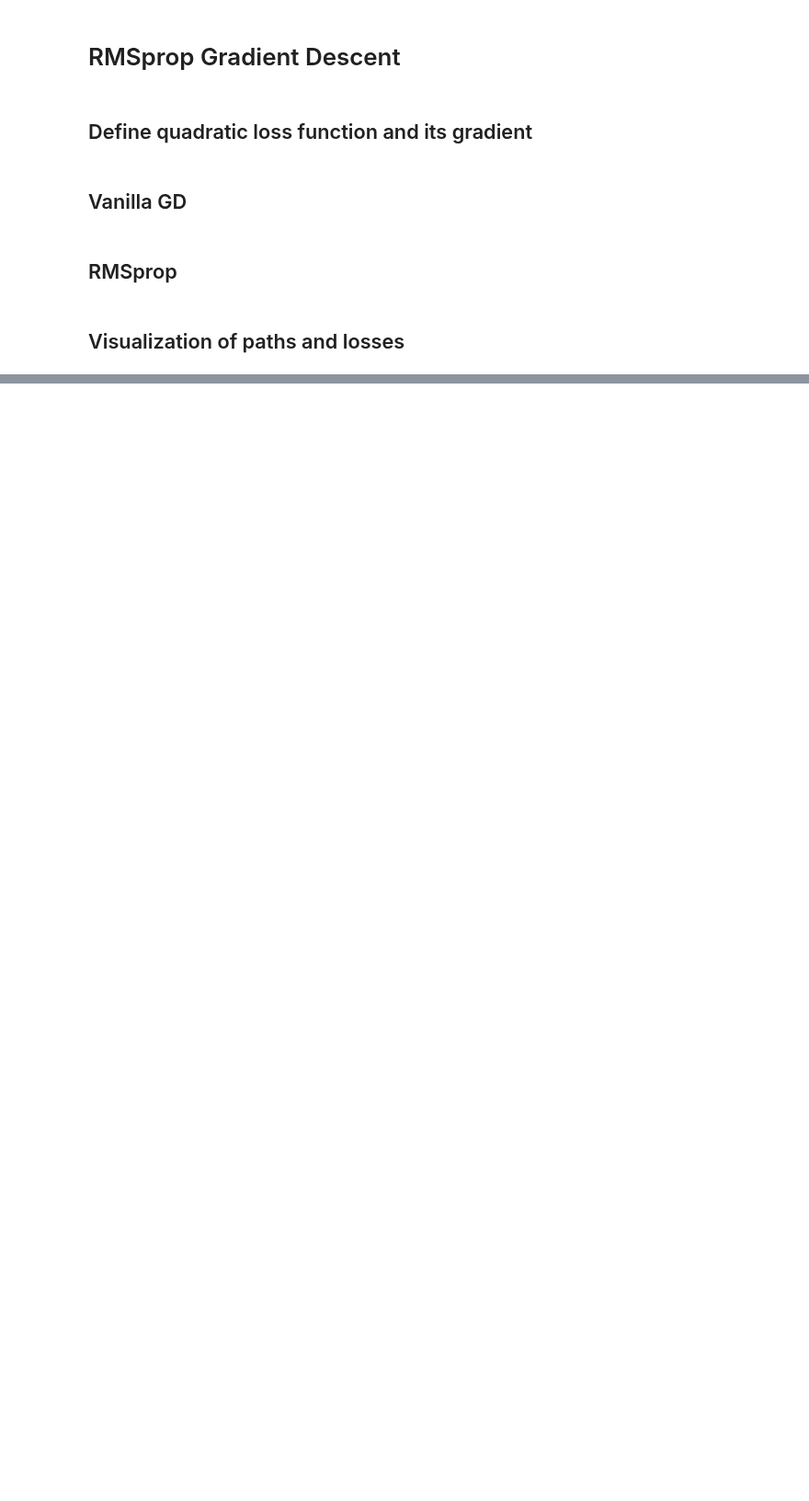
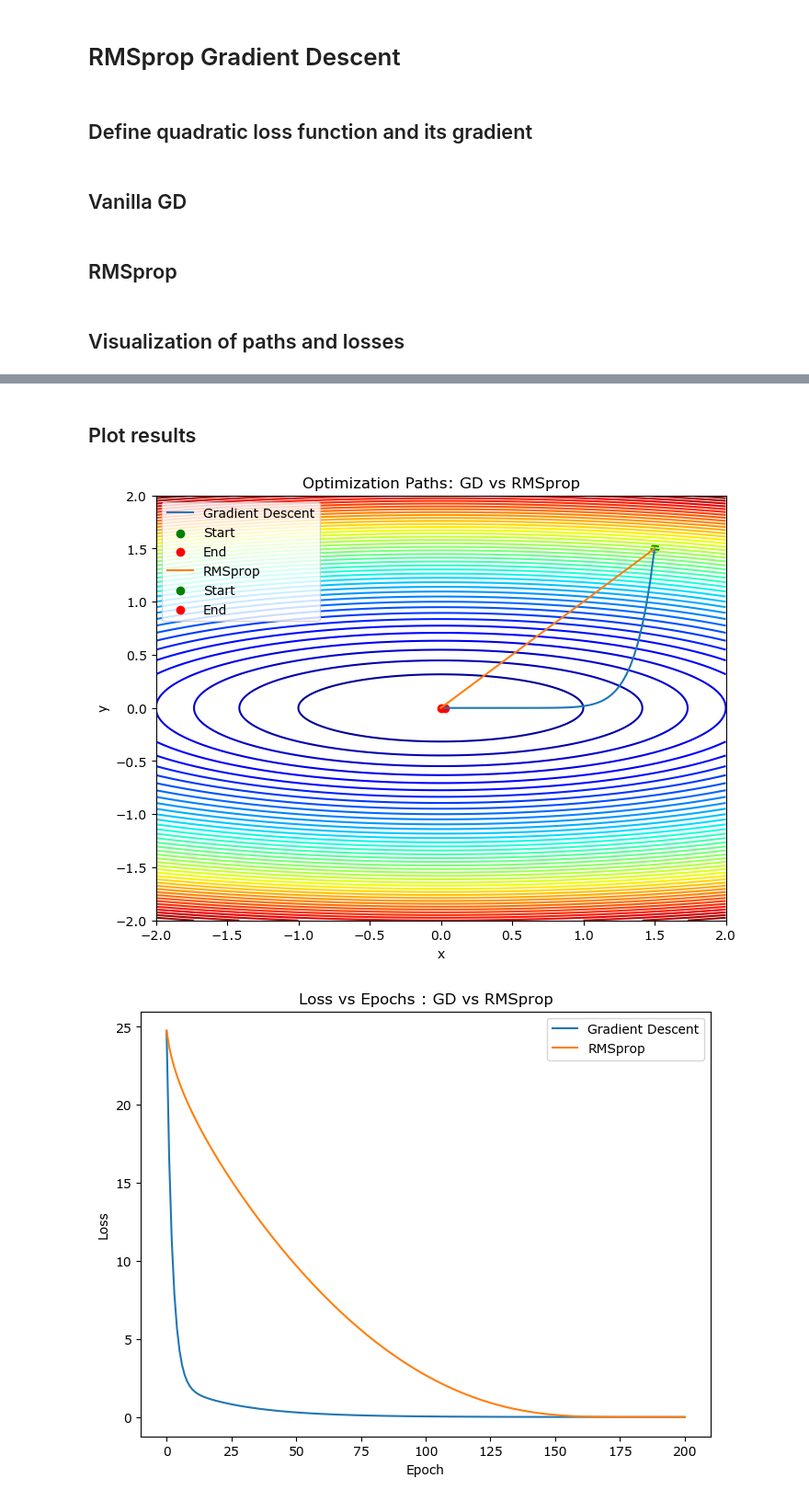
Before and after one commit to RationalZombie/Machine-Learning-Foundations, a Jupyter notebook: RMSProp GD.ipynb, the cells around one changed output, grey strips where cells are left out. Shown at 92% size. Drawn from its saved outputs; the diff is of its cells as text; code cells hidden in the pictures; blank space fills up the shorter version.

Commit message:
Completed RMSprop and Adam optimizer

```diff
--- a/RMSProp GD.ipynb
+++ b/RMSProp GD.ipynb
@@ -32,7 +32,7 @@ def gradient_descent(grad_func, lr, epochs, start_point):
 # %% [markdown]
 ## RMSprop
 # %%
-def RMSprop_optimizer(grad_func, lr, beta, epsilon, epochs, start_point):
+def rmsprop_optimizer(grad_func, lr, beta, epsilon, epochs, start_point):
     x,y = start_point
     Eg2 = np.array([0.0, 0.0]) #Moving average of squared gradients
     path = [(x,y)]
@@ -40,7 +40,7 @@ def RMSprop_optimizer(grad_func, lr, beta, epsilon, epochs, start_point):
 
     for _ in range(epochs):
         grad = grad_func(x, y) # Compute gradients
-        Eg2 = beta + Eg2 + (1-beta) * (grad ** 2) # Update moving average
+        Eg2 = beta * Eg2 + (1-beta) * (grad ** 2) # Update moving average
 
         x -= lr * grad[0] / (np.sqrt(Eg2[0]) + epsilon) #Update x
         y -= lr * grad[1] / (np.sqrt(Eg2[1]) + epsilon) #Update y
@@ -78,0 +77,12 @@ def plot_losses(losses, labels, title):
+# %%
+def plot_losses(losses, labels, title):
+    plt.figure(figsize=(8,6))
+
+    for loss, label in zip(losses, labels):
+        plt.plot(loss, label=label)
+
+    plt.title(title)
+    plt.xlabel("Epoch")
+    plt.ylabel("Loss")
+    plt.legend()
+    plt.show()
@@ -78,0 +91,7 @@ def plot_losses(losses, labels, title):
+# %%
+lr_gd = 0.01 #Learning rate for GD
+lr_rmsprop = 0.01 #Learning rate for RMSprop
+beta = 0.9 #Decay rate for RMSprop
+epsilon = 1e-8 # Small constant for RMSprop
+epochs = 200
+start_point = (1.5, 1.5) #Initial point from the minimum
@@ -78,0 +100,11 @@ def plot_losses(losses, labels, title):
+# %%
+path_gd, losses_gd = gradient_descent(quadratic_grad, lr_gd, epochs, start_point)
+path_rmsprop, losses_rmsprop = rmsprop_optimizer(quadratic_grad, lr_rmsprop, beta, epsilon, epochs, start_point)
+# %% [markdown]
+## Plot results
+# %%
+plot_paths(quadratic_loss, [path_gd, path_rmsprop],["Gradient Descent","RMSprop"],"Optimization Paths: GD vs RMSprop")
+plot_losses([losses_gd, losses_rmsprop], ["Gradient Descent", "RMSprop"], "Loss vs Epochs : GD vs RMSprop")
+# %% [output]
+[figure, added]
+[figure, added]
```
Also changed, not shown: parts of 5 cells of this notebook, 1 other file.
